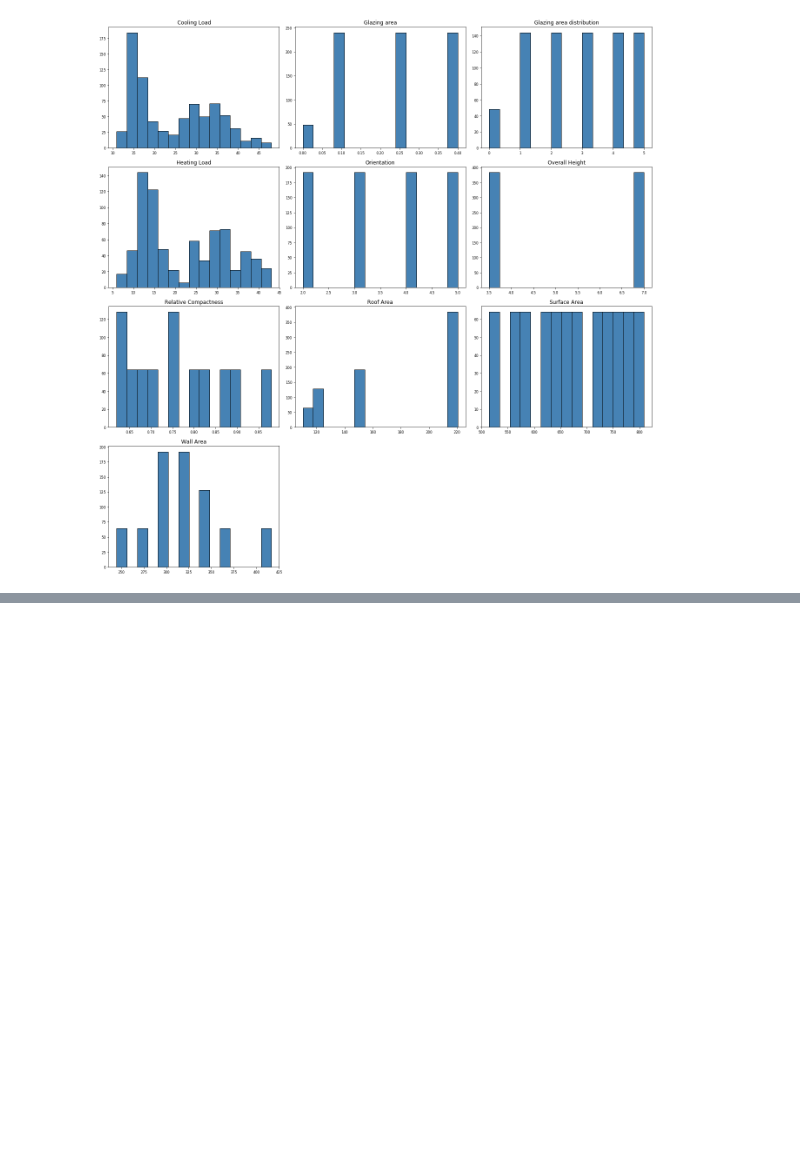
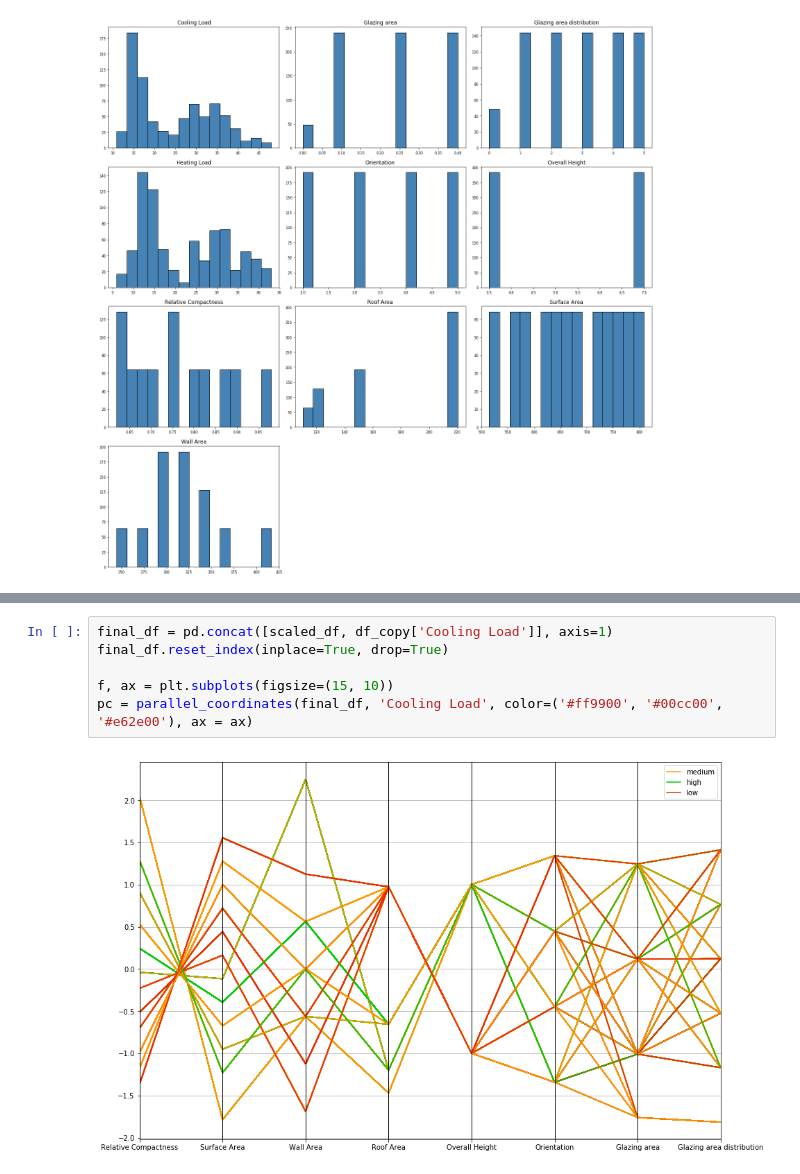
Before and after one commit to hwhh/CS5014P1, a Jupyter notebook: src/visualizations.ipynb, the cells around one changed output, grey strips where cells are left out. Drawn from its saved outputs; the diff is of its cells as text; blank space fills up the shorter version.

```diff
--- a/src/visualizations.ipynb
+++ b/src/visualizations.ipynb
@@ -102,0 +140,8 @@ t= f.suptitle('ENB Attributes Correlation Heatmap', fontsize=14)
+# %%
+final_df = pd.concat([scaled_df, df_copy['Cooling Load']], axis=1)
+final_df.reset_index(inplace=True, drop=True)
+
+f, ax = plt.subplots(figsize=(15, 10))
+pc = parallel_coordinates(final_df, 'Cooling Load', color=('#ff9900', '#00cc00', '#e62e00'), ax = ax)
+# %% [output]
+[figure, added]
```
Also changed, not shown: parts of 9 cells of this notebook, 1 other file.
